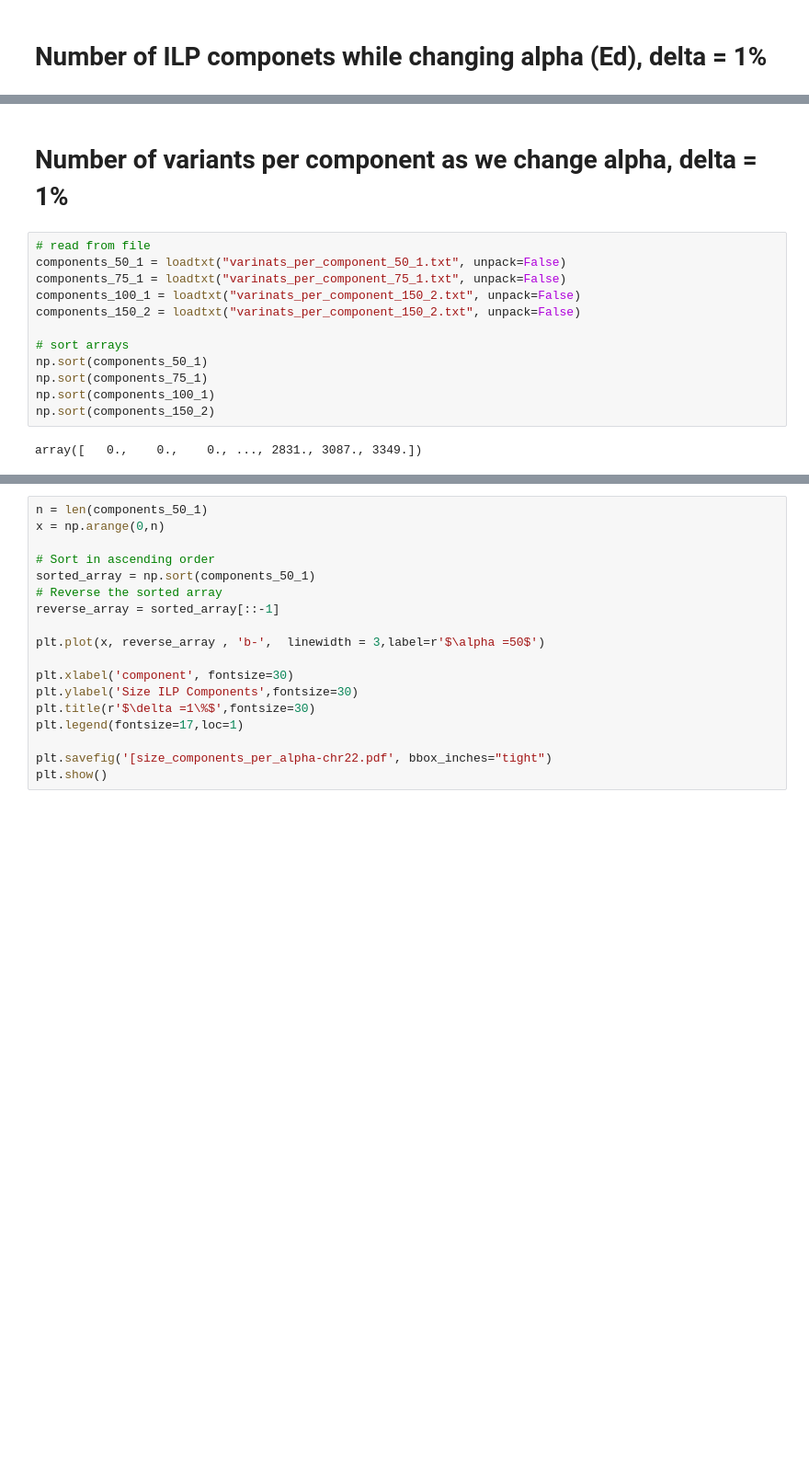
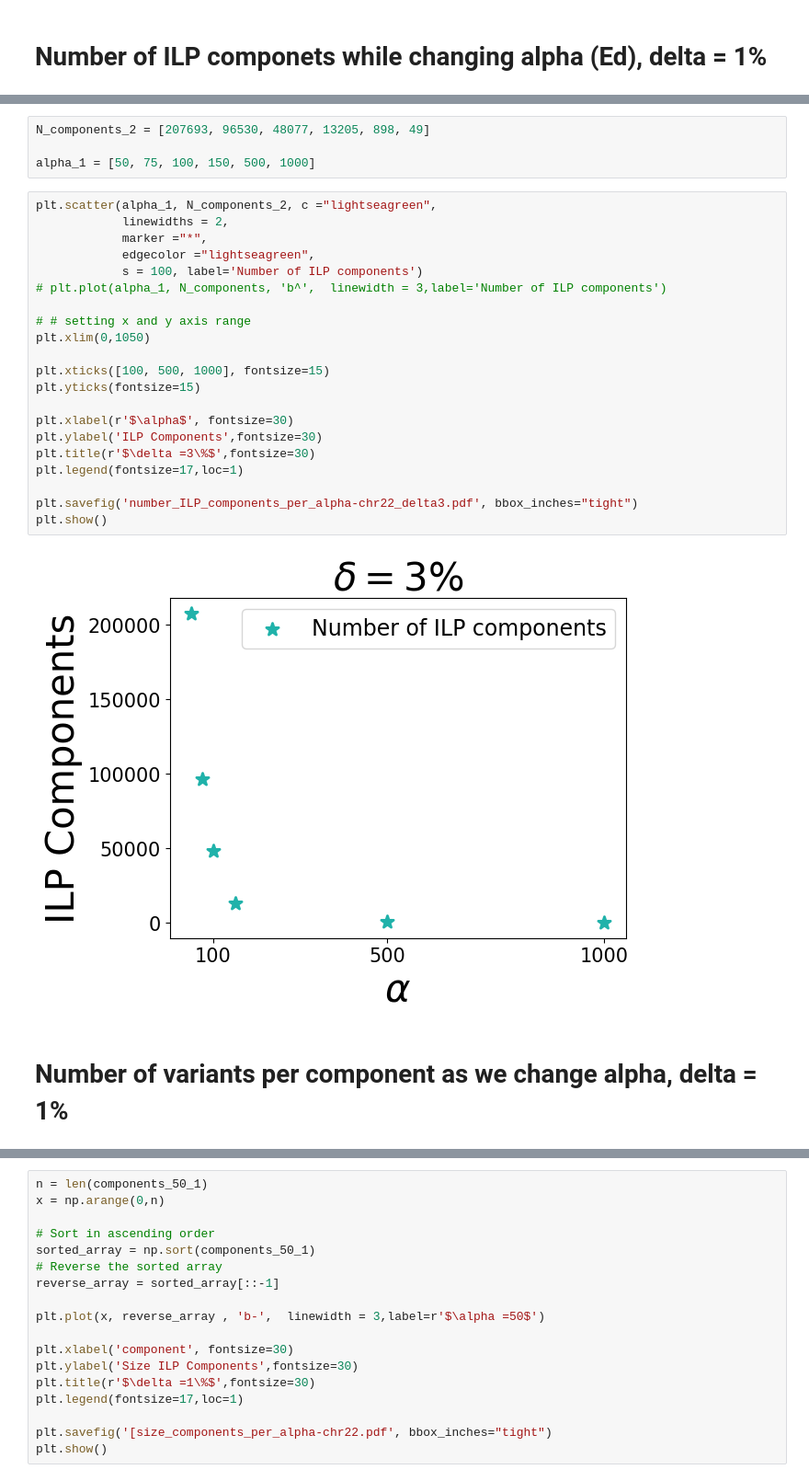
Before and after one commit to NedaTavakoli/hged_cpp, a Jupyter notebook: plots/ed_Plot_chr22-ISMB.ipynb, the cells around one changed output, grey strips where cells are left out. Shown at 92% size. Cells and saved outputs as stored; diff of their text form; blank space fills up the shorter version.

```diff
--- a/plots/ed_Plot_chr22-ISMB.ipynb
+++ b/plots/ed_Plot_chr22-ISMB.ipynb
@@ -46,19 +47,32 @@ plt.show()
+# %%
+N_components_2 = [207693, 96530, 48077, 13205, 898, 49]
+
+alpha_1 = [50, 75, 100, 150, 500, 1000]
+# %%
+plt.scatter(alpha_1, N_components_2, c ="lightseagreen",
+            linewidths = 2,
+            marker ="*",
+            edgecolor ="lightseagreen",
+            s = 100, label='Number of ILP components')
+# plt.plot(alpha_1, N_components, 'b^',  linewidth = 3,label='Number of ILP components')
+
+# # setting x and y axis range
+plt.xlim(0,1050)
+
+plt.xticks([100, 500, 1000], fontsize=15)
+plt.yticks(fontsize=15)
+
+plt.xlabel(r'$\alpha$', fontsize=30)
+plt.ylabel('ILP Components',fontsize=30)
+plt.title(r'$\delta =3\%$',fontsize=30)
+plt.legend(fontsize=17,loc=1)
+
+plt.savefig('number_ILP_components_per_alpha-chr22_delta3.pdf', bbox_inches="tight")
+plt.show()
+# %% [output]
+[figure, added]
 # %% [markdown]
 # Number of variants per component as we change alpha, delta = 1%
-# %%
-# read from file
-components_50_1 = loadtxt("varinats_per_component_50_1.txt", unpack=False)
-components_75_1 = loadtxt("varinats_per_component_75_1.txt", unpack=False)
-components_100_1 = loadtxt("varinats_per_component_150_2.txt", unpack=False)
-components_150_2 = loadtxt("varinats_per_component_150_2.txt", unpack=False)
-
-# sort arrays
-np.sort(components_50_1)
-np.sort(components_75_1)
-np.sort(components_100_1)
-np.sort(components_150_2)
-# %% [output]
-array([   0.,    0.,    0., ..., 2831., 3087., 3349.])
 # %%
 plt.plot(components_50_1, 'b-',  linewidth = 3,label=r'$\alpha =50$')
 
```
Also changed, not shown: parts of 13 cells of this notebook, 9 other files.
